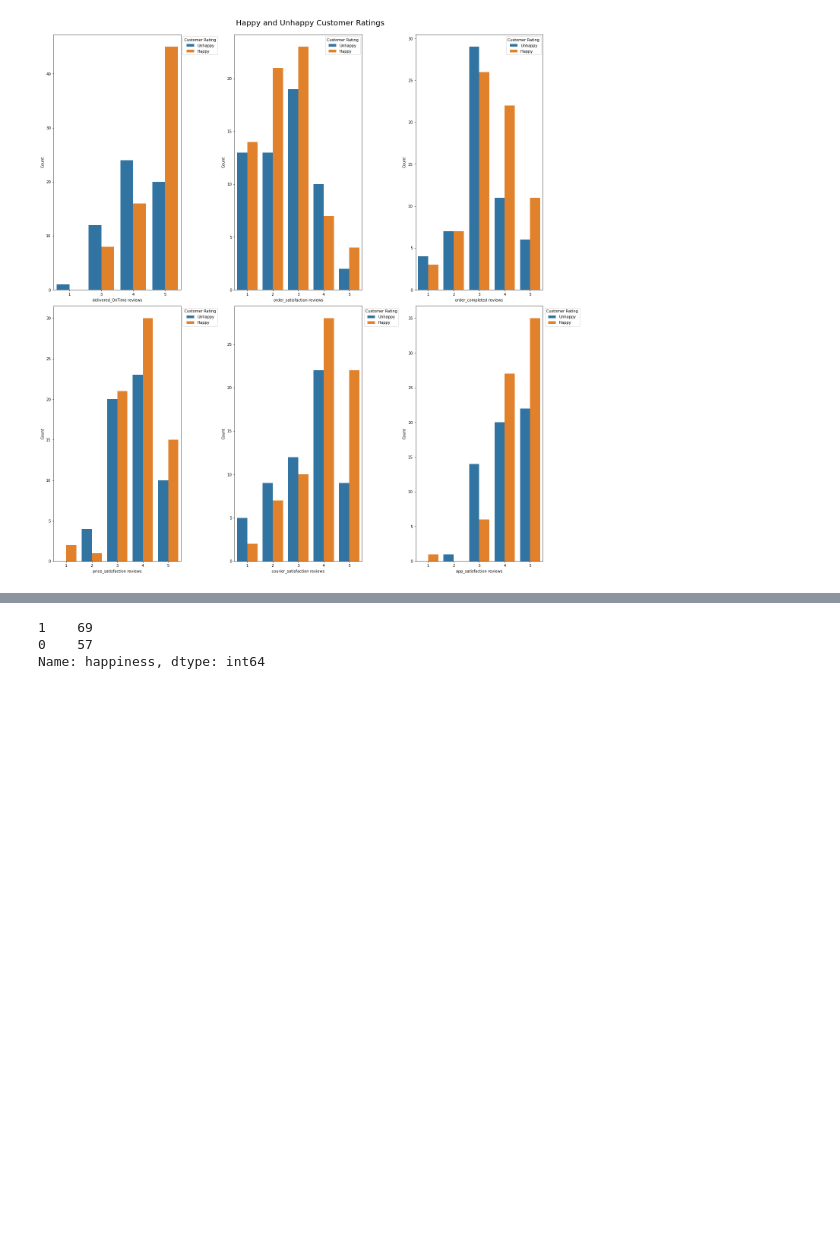
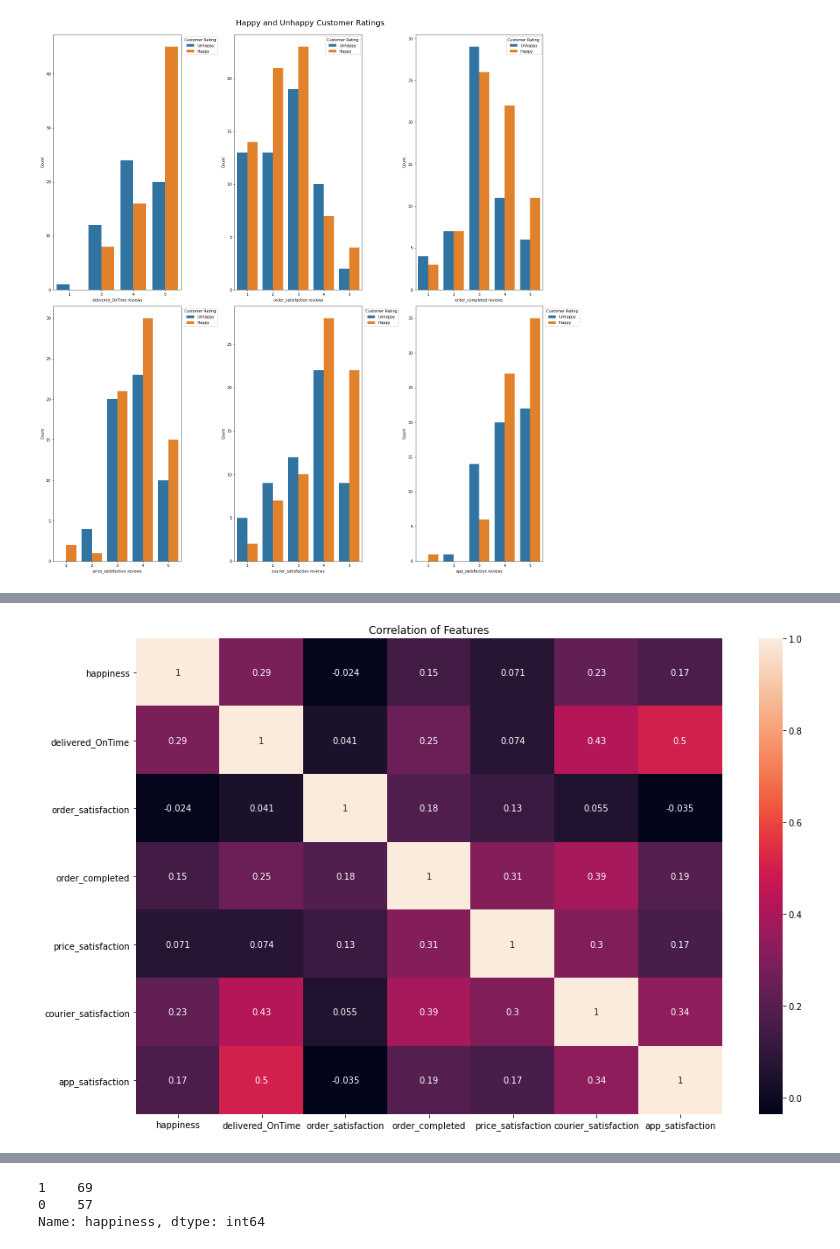
Before and after one commit to Ayesha-da/-wAcWkgB3MNvvMQpi, a Jupyter notebook: happy_customer.ipynb, the cells around one changed output, grey strips where cells are left out. Saved outputs shown, nothing was run; the diff lists cells and outputs as text; code cells hidden in the pictures; blank space fills up the shorter version.

```diff
--- a/happy_customer.ipynb
+++ b/happy_customer.ipynb
@@ -205,0 +278,17 @@ _ = plt.show()
+# %%
+def skewness_score(df, func):
+
+    #create a copy of df
+    scaledf = df.copy()
+
+    for i in df.columns:
+        if (df[i].agg(['skew'])[0] > 0.3) | (df[i].agg(['skew'])[0] < -0.3):
+            scale = func(df[i])
+            if func == boxcox:
+                scaledf[i] = scale[0]
+            else:
+                scaledf[i] = scale
+
+    # measure for skewness
+    print(scaledf.agg(['skew']).T)
+    return scaledf
@@ -205,0 +335,3 @@ _ = plt.show()
+# %%
+#box-cox transformation
+boxcoxdf = skewness_score(happy_df, boxcox)
@@ -205,0 +349,4 @@ _ = plt.show()
+# %%
+# use the box-cox transformation as our new dataset
+df = boxcoxdf
+df.head()
@@ -205,0 +360,8 @@ _ = plt.show()
+# %%
+# compare new correlations
+plt.subplots(figsize=(15,10))
+plt.title('Correlation of Features')
+sns.heatmap(df.corr(), annot=True)
+plt.show()
+# %% [output]
+[figure, added]
```
Also changed, not shown: parts of 57 cells of this notebook.
